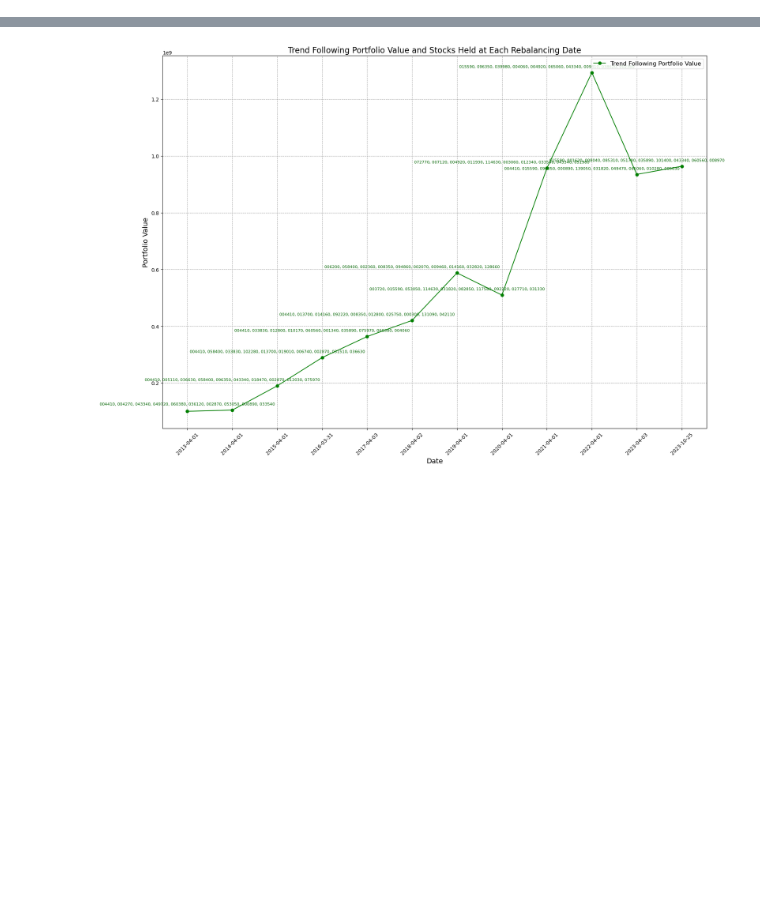
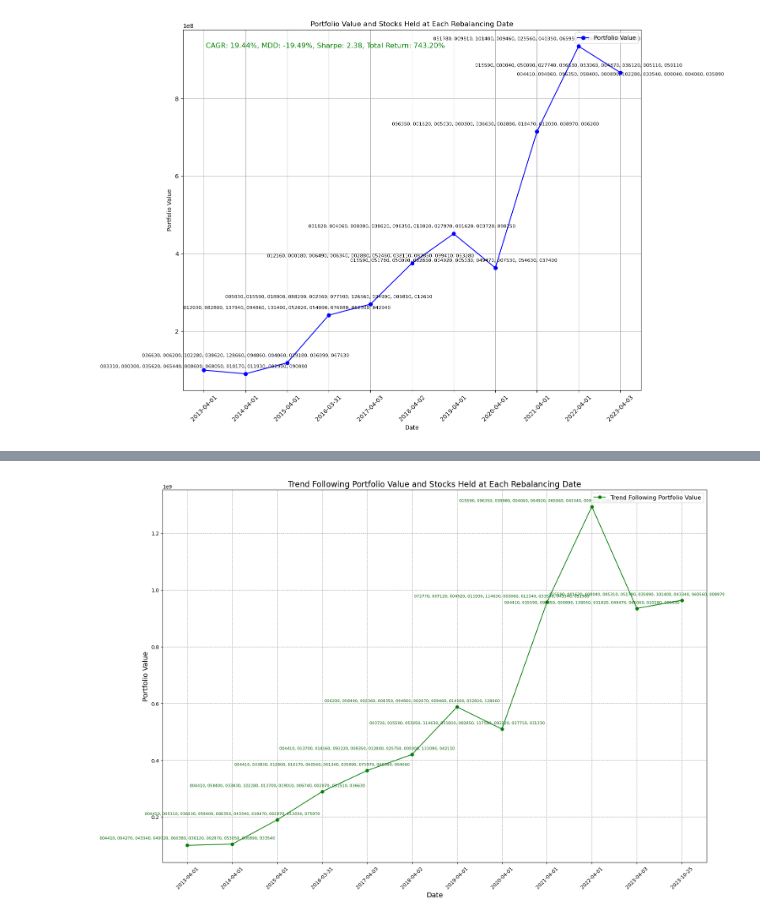
Before and after one commit to Il1Il1IllI1I/Alpha_invest, a Jupyter notebook: GPT_mdd.ipynb, the cells around one changed output, grey strips where cells are left out. Cells and saved outputs as stored; diff of their text form; code cells hidden in the pictures; blank space fills up the shorter version.

```diff
--- a/GPT_mdd.ipynb
+++ b/GPT_mdd.ipynb
@@ -64,0 +117,96 @@ plt.show()
+# %%
+# 필요한 라이브러리 불러오기
+import pandas as pd
+import matplotlib.pyplot as plt
+import numpy as np
+
+# 데이터 로드하기
+close_df = pd.read_csv('close_df.csv')
+
+# 데이터셋 내의 최신 날짜를 구하기
+max_date = close_df['Date'].max()
+
+# 리밸런싱일 정의하기
+rebalancing_dates = ['2013-04-01', '2014-04-01', '2015-04-01', '2016-03-31', '2017-04-03', '2018-04-02', '2019-04-01',
+                     '2020-04-01', '2021-04-01', '2022-04-01', '2023-04-03']
+
+# 초기 자본 및 거래 비용 설정
+initial_capital = 100000000  # 1억 원
+transaction_fee = 0.0015  # 0.15%
+
+# 포트폴리오 값 변화를 저장할 리스트 초기화
+portfolio_values = [initial_capital]
+# 보유 종목을 저장할 리스트 초기화
+held_stocks = []
+
+# 각 리밸런싱일마다 반복
+for idx, date in enumerate(rebalancing_dates):
+    start_date = pd.to_datetime(date) - pd.DateOffset(years=1)
+    end_date = pd.to_datetime(date)
+
+    period_df = close_df[(close_df['Date'] >= start_date.strftime('%Y-%m-%d')) & (close_df['Date'] < end_date.strftime('%Y-%m-%d'))].drop(columns='Date')
+
+    price_drop = (period_df.iloc[-1] - period_df.iloc[0]) / period_df.iloc[0]
+    dropped_stocks = price_drop[price_drop <= -0.30].index.tolist()
+
+    volatility = period_df[dropped_stocks].iloc[-60:].std()
+    selected_stocks = volatility.nsmallest(10).index.tolist() if len(volatility) >= 10 else volatility.index.tolist()
+
+    # 보유 종목 저장
+    held_stocks.append(selected_stocks)
+
+    amount_per_stock = (portfolio_values[-1] * (1 - transaction_fee)) / len(selected_stocks)
+    next_date = rebalancing_dates[idx + 1] if idx + 1 < len(rebalancing_dates) else max_date
+    next_period_df = close_df[(close_df['Date'] >= date) & (close_df['Date'] <= next_date)].drop(columns='Date')
+
+    returns = (next_period_df[selected_stocks].iloc[-1] - next_period_df[selected_stocks].iloc[0]) / next_period_df[selected_stocks].iloc[0]
+    portfolio_value = sum(amount_per_stock * (1 + returns) * (1 - transaction_fee))
+    portfolio_values.append(portfolio_value)
+
+# 주어진 성과 평가 지표 계산 함수
+def performance_metrics(portfolio_values, rebalancing_dates):
+    daily_returns = [0] + [(portfolio_values[i] - portfolio_values[i-1]) / portfolio_values[i-1] for i in range(1, len(portfolio_values))]
+    cagr = ((portfolio_values[-1] / portfolio_values[0]) ** (1/len(rebalancing_dates))) - 1
+    rolling_max = np.maximum.accumulate(portfolio_values)
+    daily_drawdown = portfolio_values / rolling_max - 1.0
+    mdd = np.min(daily_drawdown)
+    sharpe_ratio = np.mean(daily_returns[1:]) / np.std(daily_returns[1:]) * np.sqrt(len(rebalancing_dates))
+    return cagr, mdd, sharpe_ratio
+
+# 성과 평가 지표 계산
+cagr, mdd, sharpe_ratio = performance_metrics(portfolio_values, rebalancing_dates + [max_date])
+total_return = (portfolio_values[-1] / portfolio_values[0] - 1) * 100  # 전체 기간 수익률
+
+# Adjusting the plot_dates for correct plotting
+plot_dates = rebalancing_dates + [max_date] if len(rebalancing_dates) + 1 < len(portfolio_values) else rebalancing_dates
+
+# Create a new figure and axis
+fig, ax = plt.subplots(figsize=(15, 10))
+
+# Plot the portfolio values
+ax.plot(plot_dates, portfolio_values[:len(plot_dates)], marker='o', linestyle='-', color='b', label='Portfolio Value')
+
+# Annotate held stocks on the graph
+for i, date in enumerate(rebalancing_dates):
+    stocks_str = ', '.join(held_stocks[i])
+    ax.annotate(stocks_str, (date, portfolio_values[i+1]), textcoords="offset points", xytext=(0,10), ha='center', fontsize=8)
+
+# Display performance metrics on the graph
+metrics_str = (f'CAGR: {cagr*100:.2f}%, MDD: {mdd*100:.2f}%, '
+               f'Sharpe: {sharpe_ratio:.2f}, Total Return: {total_return:.2f}%')
+ax.annotate(metrics_str, xy=(0.05, 0.95), xycoords='axes fraction', fontsize=12, color='green')
+
+# Set titles and labels
+ax.set_title('Portfolio Value and Stocks Held at Each Rebalancing Date')
+ax.set_xlabel('Date')
+ax.set_ylabel('Portfolio Value')
+ax.legend()
+ax.grid(True)
+ax.set_xticks(plot_dates)
+ax.tick_params(axis='x', rotation=45)
+
+# Adjust layout
+plt.tight_layout()
+plt.show()
+# %% [output]
+[figure, added]
```
Also changed, not shown: parts of 5 cells of this notebook, 5 other files.
